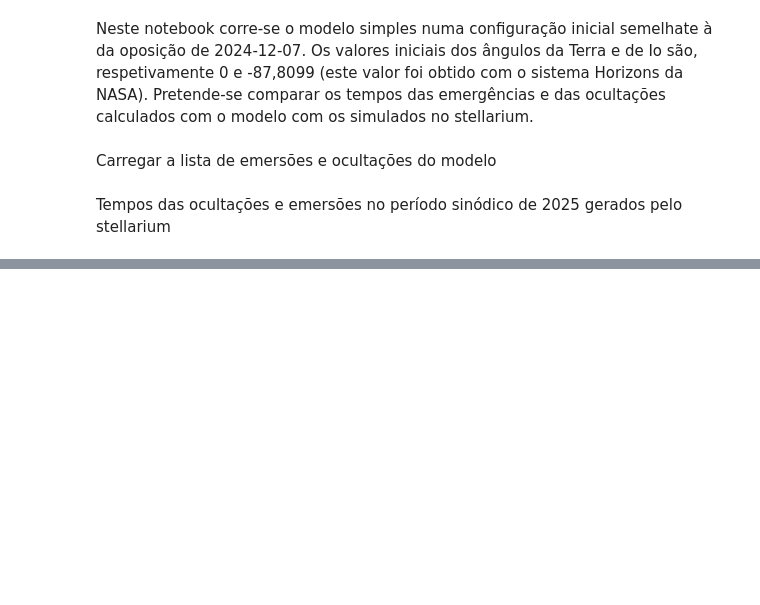
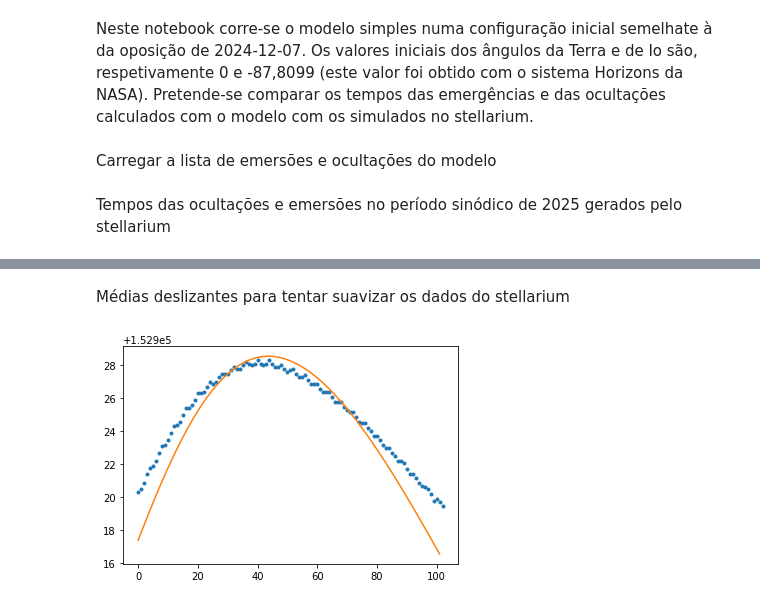
Before and after one commit to ljmamoreira/roemer, a Jupyter notebook: progs/smodel_vs_stellarium.ipynb, the cells around one changed output, grey strips where cells are left out. Drawn from its saved outputs; the diff is of its cells as text; code cells hidden in the pictures; blank space fills up the shorter version.

```diff
--- a/progs/smodel_vs_stellarium.ipynb
+++ b/progs/smodel_vs_stellarium.ipynb
@@ -54,0 +55,7 @@ te[-2],te[-1]
+# %% [markdown]
+Médias deslizantes para tentar suavizar os dados do stellarium
+# %%
+ste_ra = np.convolve(ste[1:]-ste[:-1], np.ones(10)/10, mode='valid')
+plt.plot(ste_ra,'.',1.0004*(mte[1:]-mte[:-1])[5:-5],'-');
+# %% [output]
+[figure, added]
```
Also changed, not shown: parts of 16 cells of this notebook, 6 other files.
